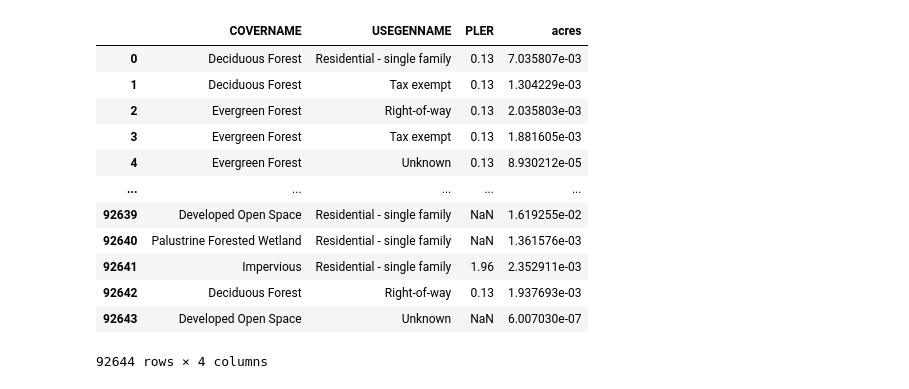
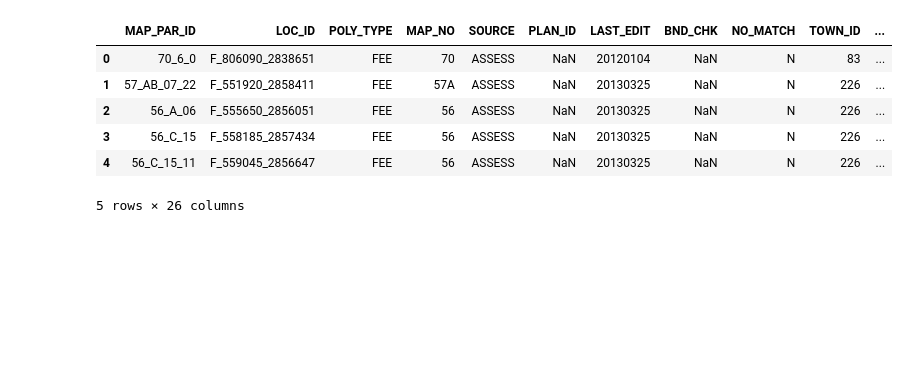
Before and after one commit to MAPC/ms4-gi-equity-tool, a Jupyter notebook: notebooks/1-initializing-project.ipynb, the cells around one changed output. Cells and saved outputs as stored; diff of their text form; code cells hidden in the pictures; blank space fills up the shorter version.

Commit message:
prepping parcels

```diff
--- a/notebooks/1-initializing-project.ipynb
+++ b/notebooks/1-initializing-project.ipynb
@@ -87,50 +43,0 @@ pervious = lclu.loc[lclu['COVERNAME'] != 'Impervious']
-# %%
-category_1_vals = ['Mixed use, primarily residential', 'Residential - multi-family']
-category_2_vals = ['Commercial', 'Industrial', 'Tax exempt', 'Mixed use, other', 'Mixed use, primarily commercial']
-category_3_vals = ['Right-of-way']
-category_4_vals = ['Forest']
-category_5_vals = ['Agriculture']
-category_6_vals = ['Unknown', 'Open land', 'Recreation']
-category_7_vals = ['Residential - other', 'Residential - single family']
-
-cover_1_vals = ['Deciduous Forest', 'Evergreen Forest', 'Scrub/Shrub']
-cover_2_vals = ['Developed Open Space', 'Grassland', 'Palustrine Forested Wetland',
-                'Palustrine Scrub/Shrub Wetland', 'Palustrine Emergent Wetland',
-                'Estuarine Forested Wetland', 'Estuarine Scrub/Shrub Wetland', 'Estuarine Emergent Wetland'
-                ]
-cover_3_vals = ['Cultivated', 'Pasture/Hay']
-
-PLER_rule = [
-    (lclu['COVERNAME'] == 'Impervious') & lclu['USEGENNAME'].isin(category_1_vals),
-    (lclu['COVERNAME'] == 'Impervious') & lclu['USEGENNAME'].isin(category_2_vals),
-    (lclu['COVERNAME'] == 'Impervious') & lclu['USEGENNAME'].isin(category_3_vals),
-    (lclu['COVERNAME'] == 'Impervious') & lclu['USEGENNAME'].isin(category_4_vals),
-    (lclu['COVERNAME'] == 'Impervious') & lclu['USEGENNAME'].isin(category_5_vals),
-    (lclu['COVERNAME'] == 'Impervious') & lclu['USEGENNAME'].isin(category_6_vals),
-    (lclu['COVERNAME'] == 'Impervious') & lclu['USEGENNAME'].isin(category_7_vals),
-    (lclu['COVERNAME'] != 'Impervious') &  lclu['COVERNAME'].isin(cover_1_vals),
-    (lclu['COVERNAME'] != 'Impervious') & (lclu['USEGENNAME'] == 'Forest') & lclu['COVERNAME'].isin(cover_2_vals),
-    (lclu['COVERNAME'] != 'Impervious') &  lclu['COVERNAME'].isin(cover_3_vals),
-    (lclu['COVERNAME'] != 'Impervious') & (lclu['COVERNAME'] == 'Developed Open Space') & (lclu['USEGENNAME']== 'Agriculture'),
-    (lclu['COVERNAME'] != 'Impervious') & (lclu['COVERNAME'] == 'Grassland') & (lclu['USEGENNAME']== 'Agriculture'),
-    (lclu['COVERNAME'] != 'Impervious') & (lclu['COVERNAME'] == 'Pasture/Hay') & (lclu['USEGENNAME']== 'Forest')
-]
-
-choices = [2.32, 1.78, 1.95, 1.52, 1.52, 1.52, 1.96, 0.13, 0.13, 0.45, 0.45, 0.45, 0.45]
-
-lclu['PLER'] = np.select(PLER_rule, choices, default=np.nan)
-lclu[['COVERNAME', 'USEGENNAME', 'PLER', 'acres']]
-# %% [output]
-|  | COVERNAME | USEGENNAME | PLER | acres |
-| 0 | Deciduous Forest | Residential - single family | 0.13 | 7.035807e-03 |
-| 1 | Deciduous Forest | Tax exempt | 0.13 | 1.304229e-03 |
-| 2 | Evergreen Forest | Right-of-way | 0.13 | 2.035803e-03 |
-| 3 | Evergreen Forest | Tax exempt | 0.13 | 1.881605e-03 |
-| 4 | Evergreen Forest | Unknown | 0.13 | 8.930212e-05 |
-| ... | ... | ... | ... | ... |
-| 92639 | Developed Open Space | Residential - single family | NaN | 1.619255e-02 |
-| 92640 | Palustrine Forested Wetland | Residential - single family | NaN | 1.361576e-03 |
-| 92641 | Impervious | Residential - single family | 1.96 | 2.352911e-03 |
-| 92642 | Deciduous Forest | Right-of-way | 0.13 | 1.937693e-03 |
-| 92643 | Developed Open Space | Unknown | NaN | 6.007030e-07 |
-92644 rows × 4 columns
@@ -149,0 +44,14 @@ cover_4_vals = ['Developed Open Space', 'Grassland', 'Palustrine Forested Wetlan
+# %%
+#prep parcels
+#get a public parcels layer from 3a
+
+public_fp = 'K:\\DataServices\\Projects\\Current_Projects\\Housing\\Section_3A\\Compliance_Projects\\_State_Data\\_Reference_Layers\\Excluded_Land_Public_and_Institutional_Land.shp'
+public_inst_excluded_land = gpd.read_file(public_fp)
+# %% [output]
+|  | MAP_PAR_ID | LOC_ID | POLY_TYPE | MAP_NO | SOURCE | PLAN_ID | LAST_EDIT | BND_CHK | NO_MATCH | TOWN_ID | ... |
+| 0 | 70_6_0 | F_806090_2838651 | FEE | 70 | ASSESS | NaN | 20120104 | NaN | N | 83 | ... |
+| 1 | 57_AB_07_22 | F_551920_2858411 | FEE | 57A | ASSESS | NaN | 20130325 | NaN | N | 226 | ... |
+| 2 | 56_A_06 | F_555650_2856051 | FEE | 56 | ASSESS | NaN | 20130325 | NaN | N | 226 | ... |
+| 3 | 56_C_15 | F_558185_2857434 | FEE | 56 | ASSESS | NaN | 20130325 | NaN | N | 226 | ... |
+| 4 | 56_C_15_11 | F_559045_2856647 | FEE | 56 | ASSESS | NaN | 20130325 | NaN | N | 226 | ... |
+5 rows × 26 columns
```
Also changed, not shown: parts of 16 cells of this notebook, 4 other files.
